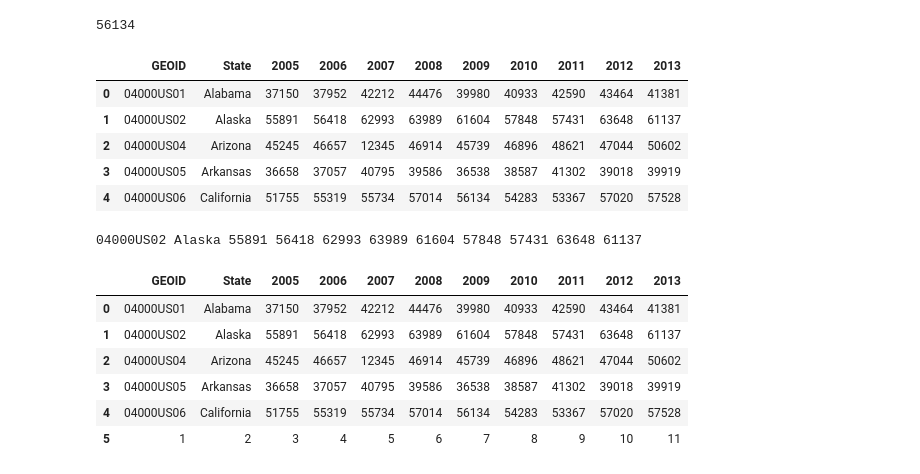
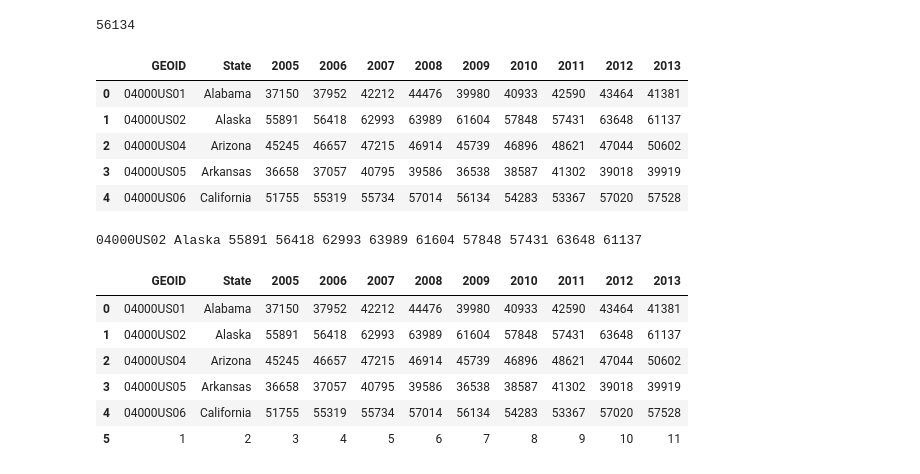
Before and after one commit to Muneiahtellakula/python-basic-level2, a Jupyter notebook: 30th June 2019.ipynb, the cells around one changed output. Drawn from its saved outputs; the diff is of its cells as text; code cells hidden in the pictures.

```diff
--- a/30th June 2019.ipynb
+++ b/30th June 2019.ipynb
@@ -86,20 +91,20 @@ valueFromRowColumn(incomedf,'California','2009')
 # %%
 #Function to update data based on rowkey and columnkey
 def updateFromRowColumnloc(df,rowkey,columnkey,newdata):
     rowindex=getRowIndex(df,rowkey)
     columnindex=getColumnIndex(df,columnkey)
     row=df.values[rowindex]
     row[columnindex]=newdata
     df.loc[rowindex]=row
   #  df.row[rowindex][columnindex]=newdata
     return
-updateFromRowColumnloc(incomedf,'Arizona','2007','12345')
+updateFromRowColumnloc(incomedf,'Arizona','2007','47215')
 incomedf
 # %% [output]
 |  | GEOID | State | 2005 | 2006 | 2007 | 2008 | 2009 | 2010 | 2011 | 2012 | 2013 |
 | 0 | 04000US01 | Alabama | 37150 | 37952 | 42212 | 44476 | 39980 | 40933 | 42590 | 43464 | 41381 |
 | 1 | 04000US02 | Alaska | 55891 | 56418 | 62993 | 63989 | 61604 | 57848 | 57431 | 63648 | 61137 |
-| 2 | 04000US04 | Arizona | 45245 | 46657 | 12345 | 46914 | 45739 | 46896 | 48621 | 47044 | 50602 |
+| 2 | 04000US04 | Arizona | 45245 | 46657 | 47215 | 46914 | 45739 | 46896 | 48621 | 47044 | 50602 |
 | 3 | 04000US05 | Arkansas | 36658 | 37057 | 40795 | 39586 | 36538 | 38587 | 41302 | 39018 | 39919 |
 | 4 | 04000US06 | California | 51755 | 55319 | 55734 | 57014 | 56134 | 54283 | 53367 | 57020 | 57528 |
 # %%
@@ -122,7 +127,7 @@ incomedf
 |  | GEOID | State | 2005 | 2006 | 2007 | 2008 | 2009 | 2010 | 2011 | 2012 | 2013 |
 | 0 | 04000US01 | Alabama | 37150 | 37952 | 42212 | 44476 | 39980 | 40933 | 42590 | 43464 | 41381 |
 | 1 | 04000US02 | Alaska | 55891 | 56418 | 62993 | 63989 | 61604 | 57848 | 57431 | 63648 | 61137 |
-| 2 | 04000US04 | Arizona | 45245 | 46657 | 12345 | 46914 | 45739 | 46896 | 48621 | 47044 | 50602 |
+| 2 | 04000US04 | Arizona | 45245 | 46657 | 47215 | 46914 | 45739 | 46896 | 48621 | 47044 | 50602 |
 | 3 | 04000US05 | Arkansas | 36658 | 37057 | 40795 | 39586 | 36538 | 38587 | 41302 | 39018 | 39919 |
 | 4 | 04000US06 | California | 51755 | 55319 | 55734 | 57014 | 56134 | 54283 | 53367 | 57020 | 57528 |
 | 5 | 1 | 2 | 3 | 4 | 5 | 6 | 7 | 8 | 9 | 10 | 11 |
```
Also changed, not shown: parts of 14 cells of this notebook, 24 other files.
